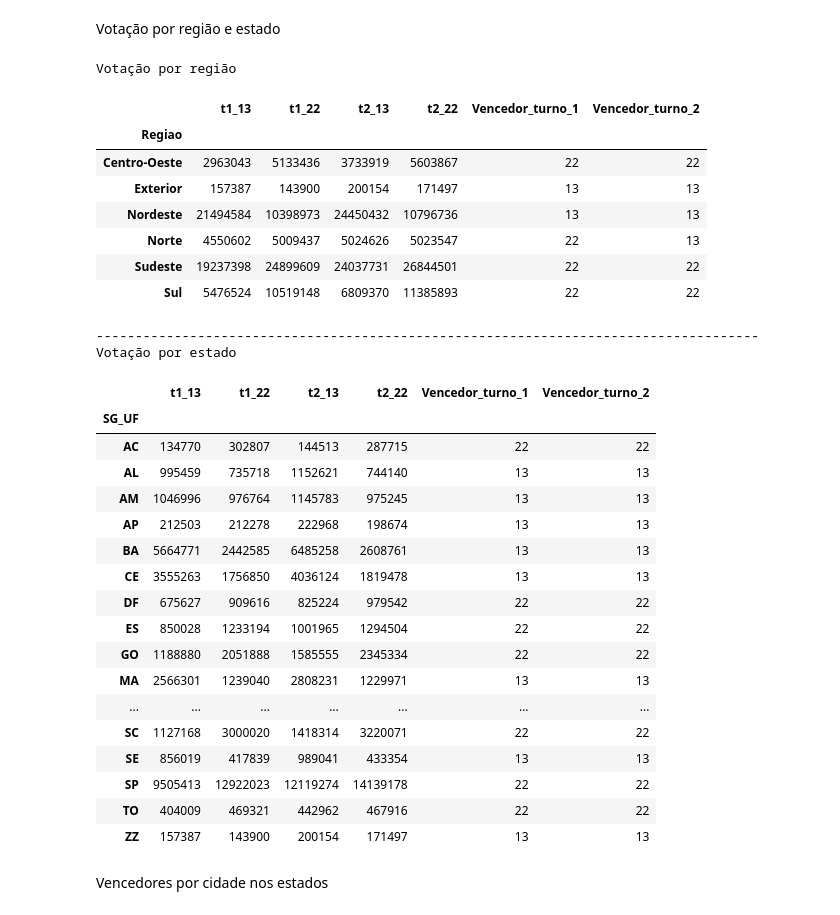
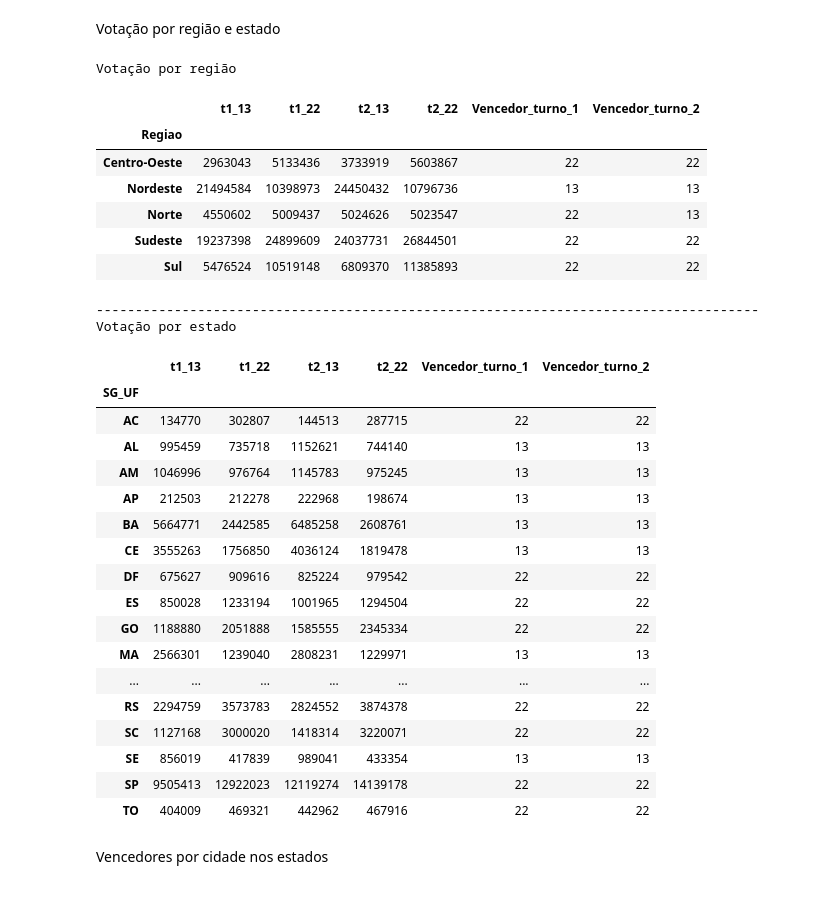
Before and after one commit to Arthxzs/Analise_Eleitoral_2026, a Jupyter notebook: Análise_votação.ipynb, the cells around one changed output. Cells and saved outputs as stored; diff of their text form; code cells hidden in the pictures.

```diff
--- a/Análise_votação.ipynb
+++ b/Análise_votação.ipynb
@@ -17,8 +19,8 @@ Drive already mounted at /content/drive; to attempt to forcibly remount, call dr
 # %%
 import pandas as pd
 
-usecols1 = ["NR_TURNO", "SG_UF", "SG_UE", "NM_UE", "NM_MUNICIPIO", "CD_MUNICIPIO", "QT_APTOS", "QT_COMPARECIMENTO", "QT_VOTOS_BRANCOS", "DS_CARGO", "QT_ABSTENCOES", "QT_TOTAL_VOTOS_VALIDOS", "QT_TOTAL_VOTOS_NULOS"] # Selecionando colunas relevantes para a análise
+usecols1 = ["NR_ZONA", "NR_TURNO", "SG_UF", "SG_UE", "NM_UE", "NM_MUNICIPIO", "CD_MUNICIPIO", "QT_APTOS", "QT_COMPARECIMENTO", "QT_VOTOS_BRANCOS", "DS_CARGO", "QT_ABSTENCOES", "QT_TOTAL_VOTOS_VALIDOS", "QT_TOTAL_VOTOS_NULOS"] # Selecionando colunas relevantes para a análise
 df1 = pd.read_csv("detalhe_votacao_munzona_2026_BRASIL.csv", encoding="ISO-8859-1", sep=";", usecols=usecols1) #Detalhes da votação
 
-usecols2 = ["NM_TIPO_ELEICAO", "SG_UF", "SG_UE", "NM_UE", "CD_MUNICIPIO", "NR_TURNO", "DS_ELEICAO", "NM_MUNICIPIO", "DS_CARGO", "QT_VOTOS_NOMINAIS", "NR_CANDIDATO", "NM_CANDIDATO", "NM_PARTIDO", "QT_VOTOS_NOMINAIS_VALIDOS"]
+usecols2 = ["NR_ZONA", "NM_TIPO_ELEICAO", "SG_UF", "SG_UE", "NM_UE", "CD_MUNICIPIO", "NR_TURNO", "DS_ELEICAO", "NM_MUNICIPIO", "DS_CARGO", "QT_VOTOS_NOMINAIS", "NR_CANDIDATO", "NM_CANDIDATO", "NM_PARTIDO", "QT_VOTOS_NOMINAIS_VALIDOS"]
 df2 = pd.read_csv("votacao_candidato_munzona_2026_BRASIL.csv", encoding="ISO-8859-1", sep=";", usecols=usecols2) # Números de votação dos candidatos
@@ -265,8 +341,8 @@ estados_br = votacao_pres_b[votacao_pres_b["SG_UF"] != "ZZ"].copy()
 votacao_pres_b["Regiao"] = votacao_pres_b["SG_UF"].map(regioes)
 estados_br["Regiao"] = estados_br["SG_UF"].map(regioes)
 
-votos_uf = votacao_pres_b.groupby("SG_UF")[colunas_votos].sum()
-votos_regiao = votacao_pres_b.groupby("Regiao")[colunas_votos].sum()
+votos_uf = estados_br.groupby("SG_UF")[colunas_votos].sum()
+votos_regiao = estados_br.groupby("Regiao")[colunas_votos].sum()
 
 for tabela in (votos_uf, votos_regiao):
     tabela["Vencedor_turno_1"] = definir_vencedor(tabela, "t1_13", "t1_22")
@@ -274,39 +350,38 @@ for tabela in (votos_uf, votos_regiao):
 
 print("Votação por região")
 display(votos_regiao)
 print("-------------------------------------------------------------------------------------")
 print("Votação por estado")
 display(votos_uf)
 # %% [output]
 Votação por região
 |  | t1_13 | t1_22 | t2_13 | t2_22 | Vencedor_turno_1 | Vencedor_turno_2 |
 | Regiao |  |  |  |  |  |  |
 | Centro-Oeste | 2963043 | 5133436 | 3733919 | 5603867 | 22 | 22 |
-| Exterior | 157387 | 143900 | 200154 | 171497 | 13 | 13 |
 | Nordeste | 21494584 | 10398973 | 24450432 | 10796736 | 13 | 13 |
 | Norte | 4550602 | 5009437 | 5024626 | 5023547 | 22 | 13 |
 | Sudeste | 19237398 | 24899609 | 24037731 | 26844501 | 22 | 22 |
 | Sul | 5476524 | 10519148 | 6809370 | 11385893 | 22 | 22 |
 -------------------------------------------------------------------------------------
 Votação por estado
 |  | t1_13 | t1_22 | t2_13 | t2_22 | Vencedor_turno_1 | Vencedor_turno_2 |
 | SG_UF |  |  |  |  |  |  |
 | AC | 134770 | 302807 | 144513 | 287715 | 22 | 22 |
 | AL | 995459 | 735718 | 1152621 | 744140 | 13 | 13 |
 | AM | 1046996 | 976764 | 1145783 | 975245 | 13 | 13 |
 | AP | 212503 | 212278 | 222968 | 198674 | 13 | 13 |
 | BA | 5664771 | 2442585 | 6485258 | 2608761 | 13 | 13 |
 | CE | 3555263 | 1756850 | 4036124 | 1819478 | 13 | 13 |
 | DF | 675627 | 909616 | 825224 | 979542 | 22 | 22 |
 | ES | 850028 | 1233194 | 1001965 | 1294504 | 22 | 22 |
 | GO | 1188880 | 2051888 | 1585555 | 2345334 | 22 | 22 |
 | MA | 2566301 | 1239040 | 2808231 | 1229971 | 13 | 13 |
 | ... | ... | ... | ... | ... | ... | ... |
+| RS | 2294759 | 3573783 | 2824552 | 3874378 | 22 | 22 |
 | SC | 1127168 | 3000020 | 1418314 | 3220071 | 22 | 22 |
 | SE | 856019 | 417839 | 989041 | 433354 | 13 | 13 |
 | SP | 9505413 | 12922023 | 12119274 | 14139178 | 22 | 22 |
 | TO | 404009 | 469321 | 442962 | 467916 | 22 | 22 |
-| ZZ | 157387 | 143900 | 200154 | 171497 | 13 | 13 |
 # %% [markdown]
 Vencedores por cidade nos estados
 # %%
```
Also changed, not shown: parts of 3 cells of this notebook.
